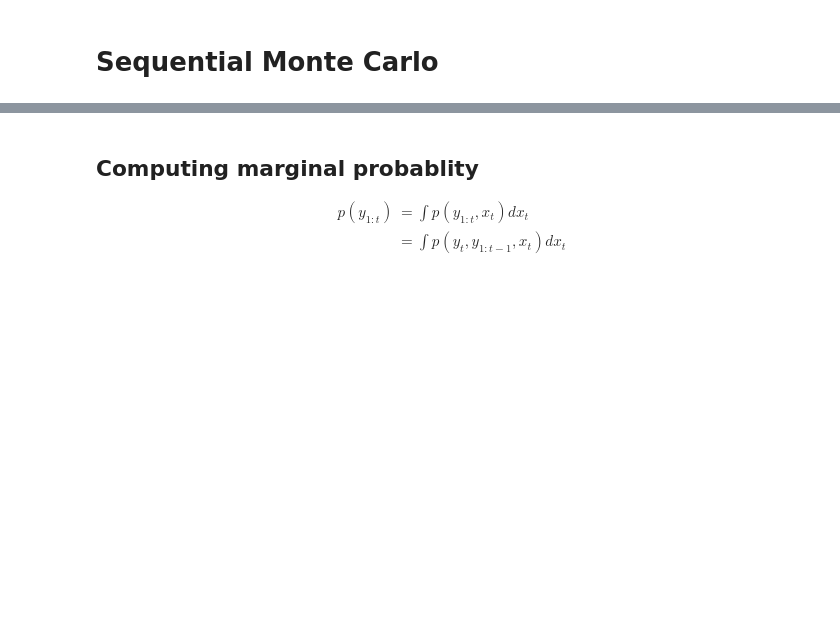
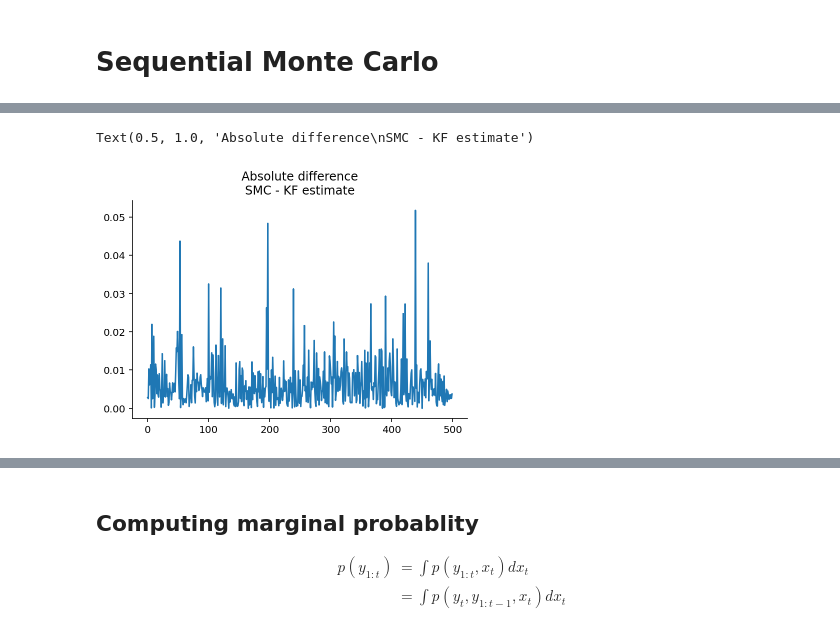
Before and after one commit to gerdm/misc, a Jupyter notebook: 2022-04/advanced-computational-methods.ipynb, the cells around one changed output, grey strips where cells are left out. Drawn from its saved outputs; the diff is of its cells as text; code cells hidden in the pictures; blank space fills up the shorter version.

```diff
--- a/2022-04/advanced-computational-methods.ipynb
+++ b/2022-04/advanced-computational-methods.ipynb
@@ -243,3 +250,9 @@ plt.title(r"$\mathbb{E}[x_n \vert y_{1:n}]$", fontsize=17);
+# %%
+plt.plot(jnp.abs(expected_value_smc - expected_value_kf))
+plt.title("Absolute difference\nSMC - KF estimate")
+# %% [output]
+Text(0.5, 1.0, 'Absolute difference\nSMC - KF estimate')
+[figure, added]
 # %%
 expected_value_squared_smc = jnp.einsum("tn,tn->t", smc_res["particles"] ** 2, smc_res["weights"]).block_until_ready()
 expected_value_squared_kf = covariance_kf + expected_value_kf ** 2
```
Also changed, not shown: parts of 15 cells of this notebook.
